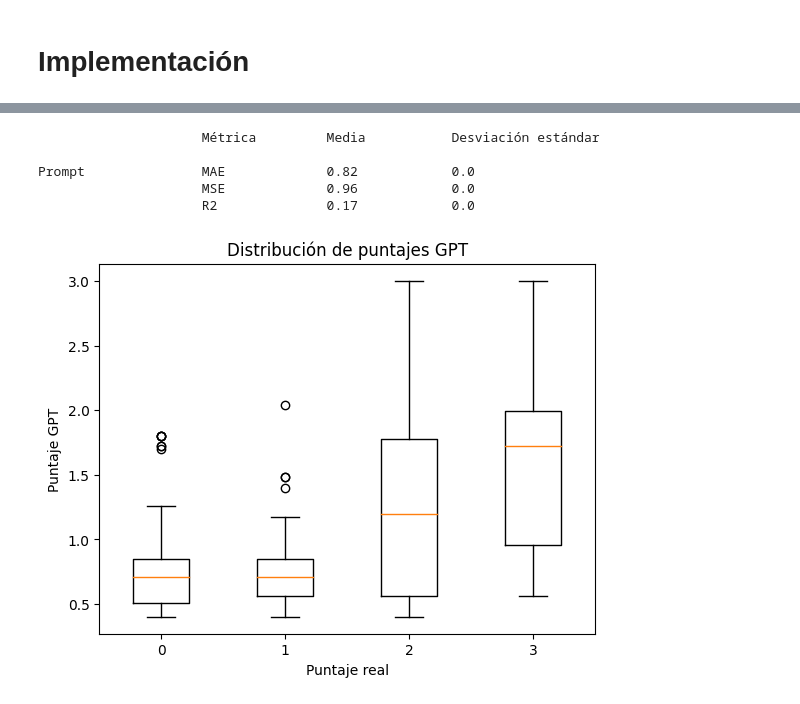
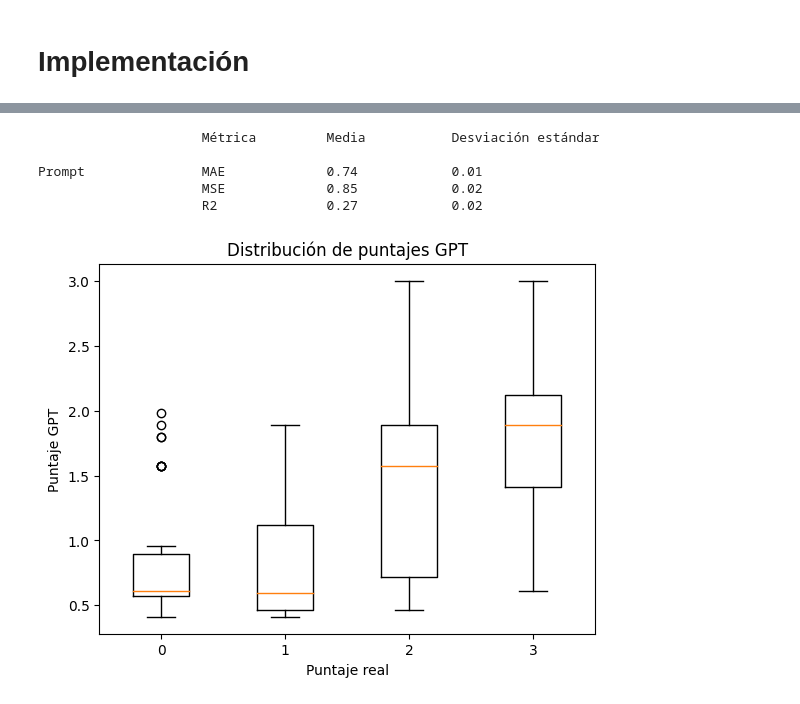
Before and after one commit to OscarRojasG/Experimentos-GPTValidator, a Jupyter notebook: Framework_Experimentos.ipynb, the cells around one changed output, grey strips where cells are left out. Cells and saved outputs as stored; diff of their text form; code cells hidden in the pictures.

```diff
--- a/Framework_Experimentos.ipynb
+++ b/Framework_Experimentos.ipynb
@@ -682,9 +698,9 @@ Prompt               MAE             0.45            0.0
 # %%
-show_results("Experiments/Results/20240709-1651")
+show_results("Experiments/Results/20240723-1328")
 # %% [output]
                      Métrica         Media           Desviación estándar
 
-Prompt               MAE             0.82            0.0
-                     MSE             0.96            0.0
-                     R2              0.17            0.0
+Prompt               MAE             0.74            0.01
+                     MSE             0.85            0.02
+                     R2              0.27            0.02
-[figure, old version]
+[figure, new version]
```
Also changed, not shown: parts of 4 cells of this notebook.
